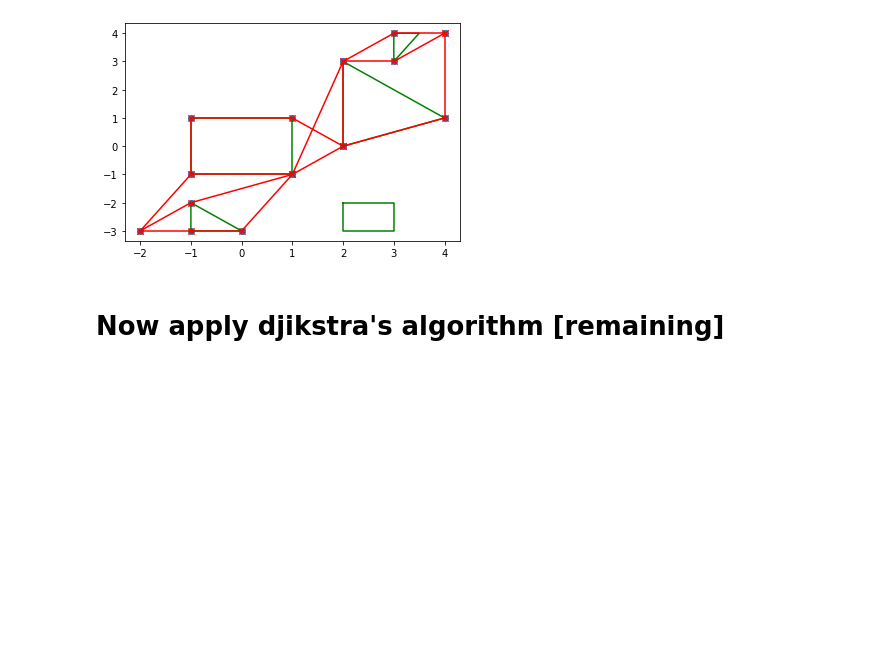
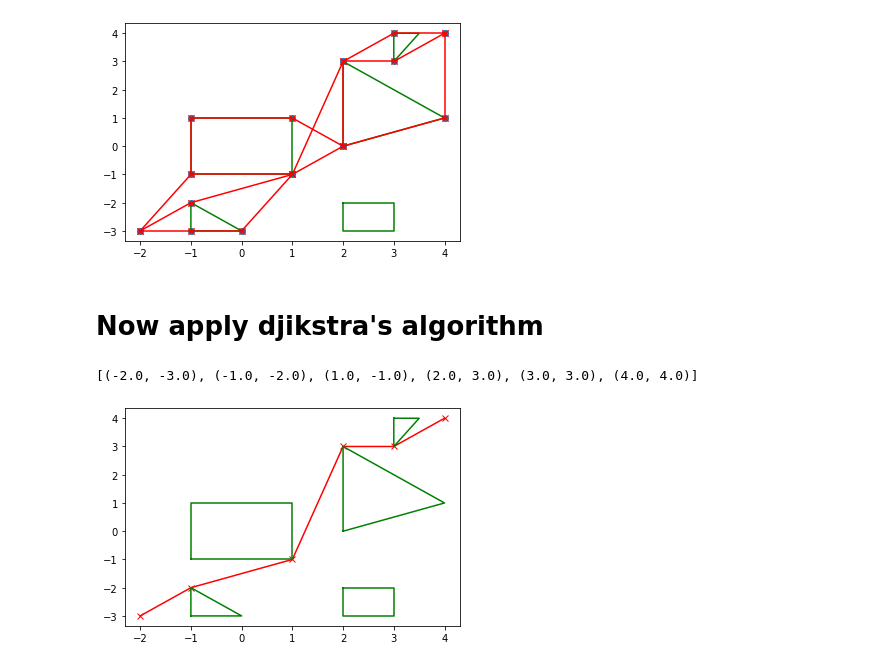
Before and after one commit to pratikluitel/ros-geofencing, a Jupyter notebook: Test notebooks/svga_test.ipynb, the cells around one changed output. Saved outputs shown, nothing was run; the diff lists cells and outputs as text; code cells hidden in the pictures; blank space fills up the shorter version.

Commit message:
added SVGA using VGA graph and djikstra

```diff
--- a/Test notebooks/svga_test.ipynb
+++ b/Test notebooks/svga_test.ipynb
@@ -385,4 +397,4 @@ graph.plot()
 # %% [output]
 [figure]
 # %% [markdown]
-# Now apply djikstra's algorithm [remaining]
+# Now apply djikstra's algorithm
@@ -388,0 +456,14 @@ graph.plot()
+# %%
+path = dijkstra(graph, (start.x, start.y), (end.x, end.y))
+print(path)
+
+for v in path:
+  plt.plot(v[0], v[1], 'rx-')
+
+plt.plot(*zip(*path), 'r')
+for poly in polys:
+  plt.plot(*poly.exterior.xy, 'g')
+plt.show()
+# %% [output]
+[(-2.0, -3.0), (-1.0, -2.0), (1.0, -1.0), (2.0, 3.0), (3.0, 3.0), (4.0, 4.0)]
+[figure, added]
```
Also changed, not shown: parts of 3 cells of this notebook.
